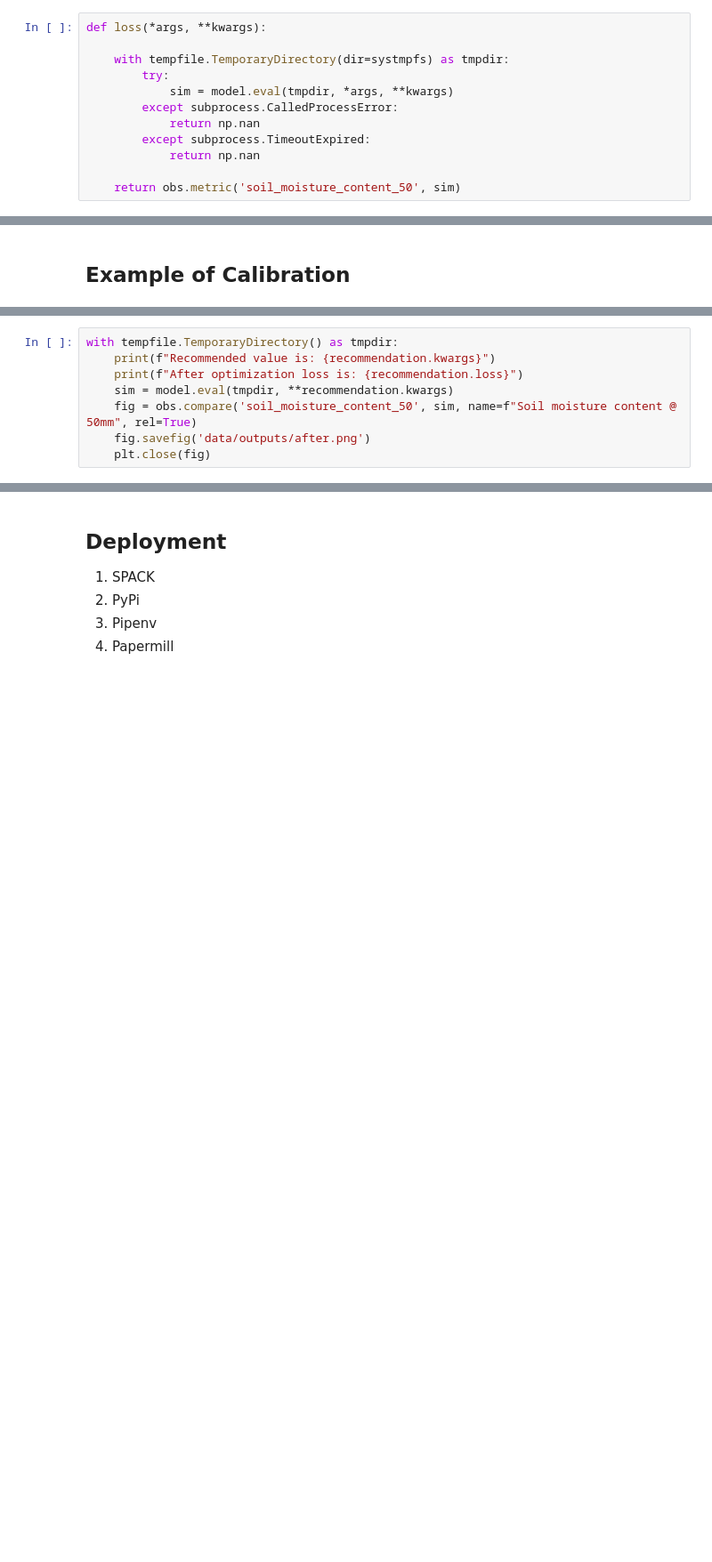
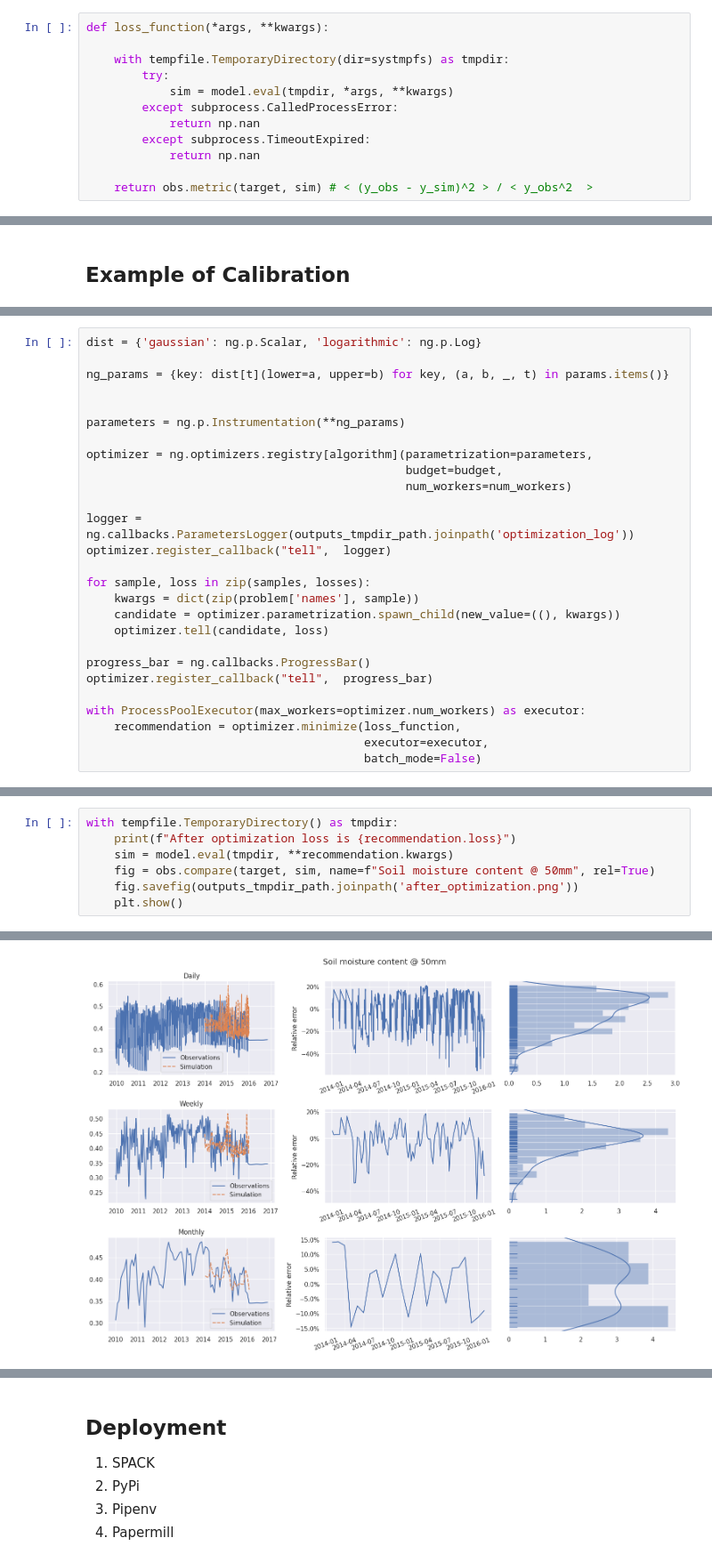
Before and after one commit to stefanocampanella/MHPC-project, a Jupyter notebook: notebooks/Progress_meeting_10-09-2020/notebook.ipynb, the cells around one changed output, grey strips where cells are left out. Shown: that part at 89% size. Drawn from its saved outputs; the diff is of its cells as text; blank space fills up the shorter version.

```diff
--- a/notebooks/Progress_meeting_10-09-2020/notebook.ipynb
+++ b/notebooks/Progress_meeting_10-09-2020/notebook.ipynb
@@ -273,5 +296,5 @@ Before optimization loss is 0.20770137763934485
 # %%
-def loss(*args, **kwargs):
+def loss_function(*args, **kwargs):
 
     with tempfile.TemporaryDirectory(dir=systmpfs) as tmpdir:
         try:
@@ -281,4 +304,4 @@ def loss(*args, **kwargs):
         except subprocess.TimeoutExpired:
             return np.nan
 
-    return obs.metric('soil_moisture_content_50', sim)
+    return obs.metric(target, sim) # < (y_obs - y_sim)^2 > / < y_obs^2  >
@@ -322,0 +338,27 @@ with ProcessPoolExecutor(max_workers=optimizer.num_workers) as executor:
+# %%
+dist = {'gaussian': ng.p.Scalar, 'logarithmic': ng.p.Log}
+
+ng_params = {key: dist[t](lower=a, upper=b) for key, (a, b, _, t) in params.items()}
+
+
+parameters = ng.p.Instrumentation(**ng_params)
+
+optimizer = ng.optimizers.registry[algorithm](parametrization=parameters,
+                                              budget=budget,
+                                              num_workers=num_workers)
+
+logger = ng.callbacks.ParametersLogger(outputs_tmpdir_path.joinpath('optimization_log'))
+optimizer.register_callback("tell",  logger)
+
+for sample, loss in zip(samples, losses):
+    kwargs = dict(zip(problem['names'], sample))
+    candidate = optimizer.parametrization.spawn_child(new_value=((), kwargs))
+    optimizer.tell(candidate, loss)
+
+progress_bar = ng.callbacks.ProgressBar()
+optimizer.register_callback("tell",  progress_bar)
+
+with ProcessPoolExecutor(max_workers=optimizer.num_workers) as executor:
+    recommendation = optimizer.minimize(loss_function,
+                                        executor=executor,
+                                        batch_mode=False)
@@ -323,9 +388,8 @@ with ProcessPoolExecutor(max_workers=optimizer.num_workers) as executor:
 # %%
 with tempfile.TemporaryDirectory() as tmpdir:
-    print(f"Recommended value is: {recommendation.kwargs}")
-    print(f"After optimization loss is: {recommendation.loss}")
+    print(f"After optimization loss is {recommendation.loss}")
     sim = model.eval(tmpdir, **recommendation.kwargs)
-    fig = obs.compare('soil_moisture_content_50', sim, name=f"Soil moisture content @ 50mm", rel=True)
-    fig.savefig('data/outputs/after.png')
-    plt.close(fig)
+    fig = obs.compare(target, sim, name=f"Soil moisture content @ 50mm", rel=True)
+    fig.savefig(outputs_tmpdir_path.joinpath('after_optimization.png'))
+    plt.show()
 # %% [output]
@@ -333,0 +397 @@ After optimization loss is: 0.19726593860843625
+[figure, added]
```
Also changed, not shown: parts of 21 cells of this notebook, 8 other files.
